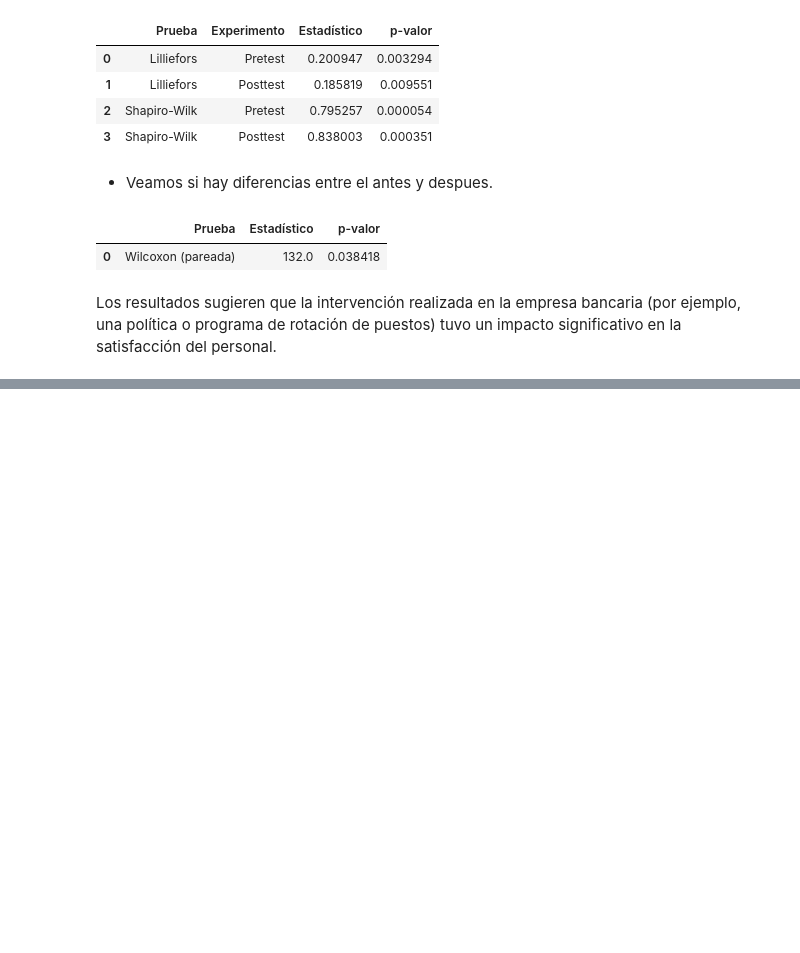
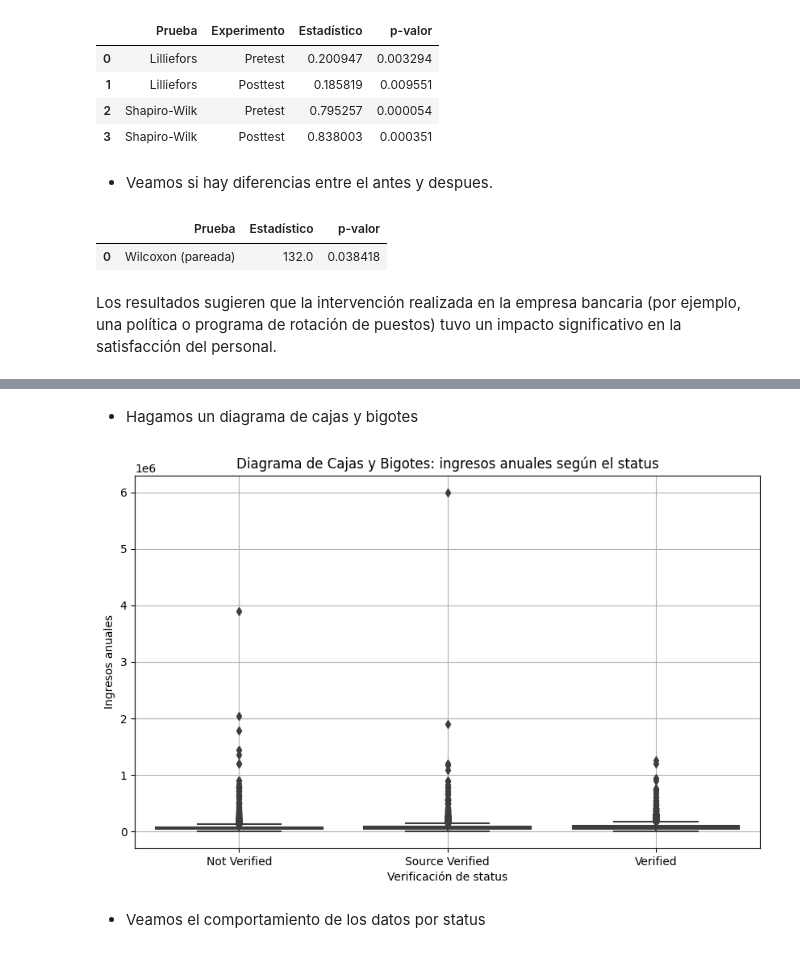
Before and after one commit to cdeoroaguado/jbook_ml202430, a Jupyter notebook: _sources/modulo_3.ipynb, the cells around one changed output, grey strips where cells are left out. Drawn from its saved outputs; the diff is of its cells as text; code cells hidden in the pictures; blank space fills up the shorter version.

```diff
--- a/_sources/modulo_3.ipynb
+++ b/_sources/modulo_3.ipynb
@@ -1335,0 +1525,6 @@ Los resultados sugieren que la intervención realizada en la empresa bancaria (p
+# %%
+# Subconjunto de datos
+df_status = df[['annual_inc','verification_status']]
+
+# imprimir las 5 primeras filas
+df_status.head()
@@ -1335,0 +1538,20 @@ Los resultados sugieren que la intervención realizada en la empresa bancaria (p
+# %% [markdown]
+* Hagamos un diagrama de cajas y bigotes
+# %%
+# Crear un diagrama de cajas y bigotes para 'Q1' vs 'Experimento' usando Seaborn en el contexto de rotación de la banca
+plt.figure(figsize=(10, 6))  # Ajustar el tamaño del gráfico
+
+sns.boxplot(x='verification_status', y='annual_inc', data=df_status)
+
+# Agregar título y etiquetas
+plt.title('Diagrama de Cajas y Bigotes: ingresos anuales según el status')
+plt.xlabel('Verificación de status')
+plt.ylabel('Ingresos anuales')
+
+# Mostrar el gráfico
+plt.grid(True)
+plt.show()
+# %% [output]
+[figure, added]
+# %% [markdown]
+* Veamos el comportamiento de los datos por status
```
Also changed, not shown: parts of 48 cells of this notebook, 5 other files.
